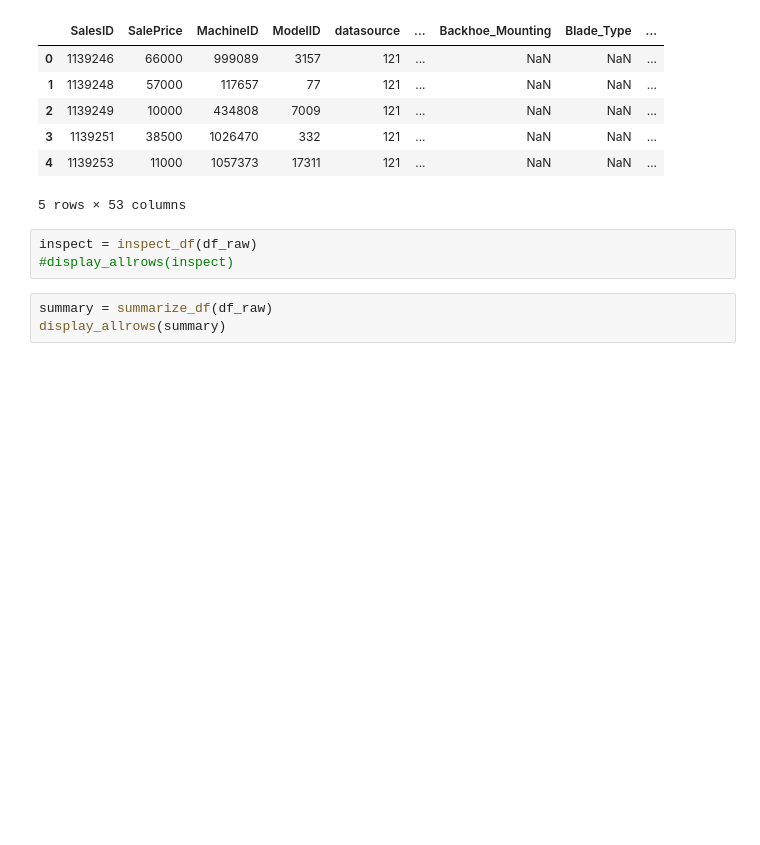
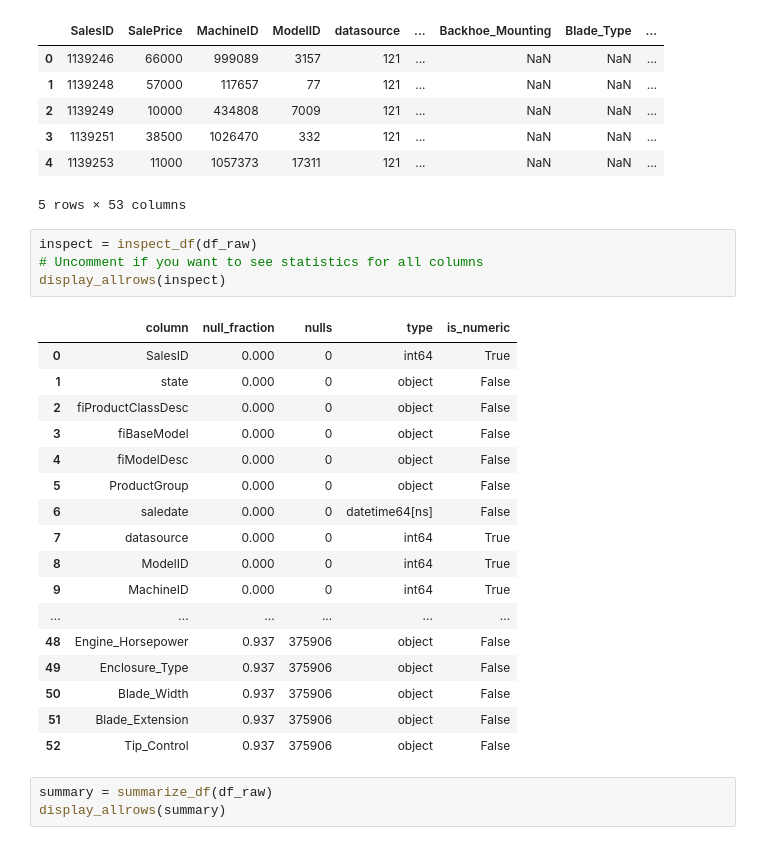
Before and after one commit to bogeholm/fastai-intro-to-ml, a Jupyter notebook: 1-intro-to-random-forests.ipynb, the cells around one changed output. Saved outputs shown, nothing was run; the diff lists cells and outputs as text; blank space fills up the shorter version.

```diff
--- a/1-intro-to-random-forests.ipynb
+++ b/1-intro-to-random-forests.ipynb
@@ -86,7 +77,26 @@ df_raw.head()
 5 rows × 53 columns
 # %%
 inspect = inspect_df(df_raw)
-#display_allrows(inspect)
+# Uncomment if you want to see statistics for all columns
+display_allrows(inspect)
+# %% [output]
+|  | column | null_fraction | nulls | type | is_numeric |
+| 0 | SalesID | 0.000 | 0 | int64 | True |
+| 1 | state | 0.000 | 0 | object | False |
+| 2 | fiProductClassDesc | 0.000 | 0 | object | False |
+| 3 | fiBaseModel | 0.000 | 0 | object | False |
+| 4 | fiModelDesc | 0.000 | 0 | object | False |
+| 5 | ProductGroup | 0.000 | 0 | object | False |
+| 6 | saledate | 0.000 | 0 | datetime64[ns] | False |
+| 7 | datasource | 0.000 | 0 | int64 | True |
+| 8 | ModelID | 0.000 | 0 | int64 | True |
+| 9 | MachineID | 0.000 | 0 | int64 | True |
+| ... | ... | ... | ... | ... | ... |
+| 48 | Engine_Horsepower | 0.937 | 375906 | object | False |
+| 49 | Enclosure_Type | 0.937 | 375906 | object | False |
+| 50 | Blade_Width | 0.937 | 375906 | object | False |
+| 51 | Blade_Extension | 0.937 | 375906 | object | False |
+| 52 | Tip_Control | 0.937 | 375906 | object | False |
 # %%
 summary = summarize_df(df_raw)
 display_allrows(summary)
```
Also changed, not shown: parts of 14 cells of this notebook.
